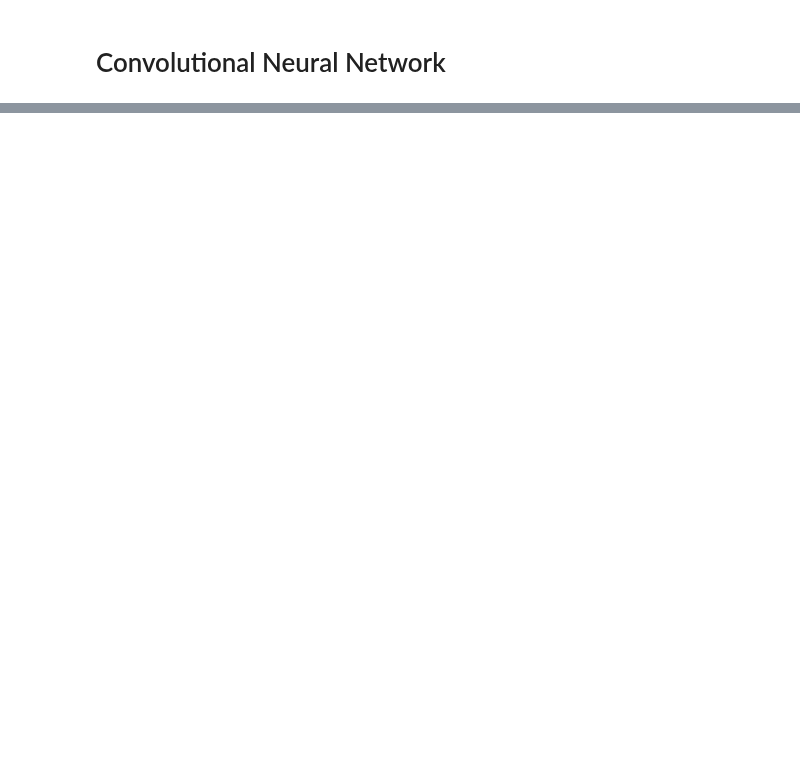
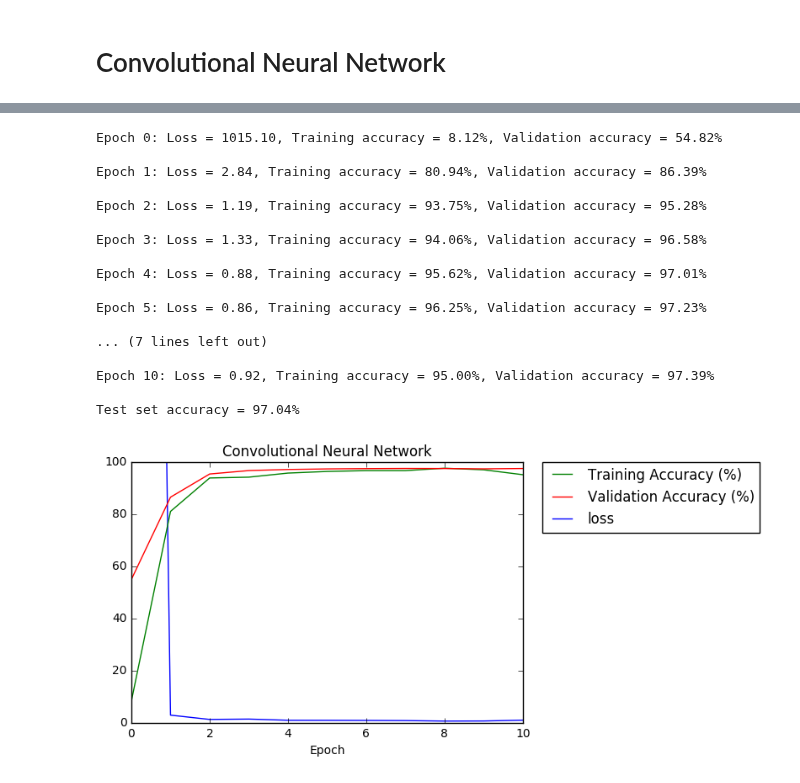
Before and after one commit to charlescc9/deep-learning-image-classification, a Jupyter notebook: svhn.ipynb, the cells around one changed output, grey strips where cells are left out. Drawn from its saved outputs; the diff is of its cells as text; code cells hidden in the pictures; blank space fills up the shorter version.

```diff
--- a/svhn.ipynb
+++ b/svhn.ipynb
@@ -1140,12 +1178,23 @@ with graph.as_default():
         return (output_1, output_2, output_3, output_4, output_5)
 
     # Output
-    (train_output_1, train_output_2, train_output_3, train_output_4, train_output_5) = model(train_X_tf,
-                                                                                             True)
-    (valid_output_1, valid_output_2, valid_output_3, valid_output_4, valid_output_5) = model(valid_X_tf,
-                                                                                             False)
-    (test_output_1, test_output_2, test_output_3, test_output_4, test_output_5) = model(test_X_tf,
-                                                                                        False)
+    (train_output_1,
+     train_output_2,
+     train_output_3,
+     train_output_4,
+     train_output_5) = model(train_X_tf, True)
+
+    (valid_output_1,
+     valid_output_2,
+     valid_output_3,
+     valid_output_4,
+     valid_output_5) = model(valid_X_tf, False)
+
+    (test_output_1,
+     test_output_2,
+     test_output_3,
+     test_output_4,
+     test_output_5) = model(test_X_tf, False)
 
     # L2 regularization on output layer
     regularization = reg_constant * (tf.nn.l2_loss(output_1_weights) +
@@ -1218,30 +1267,49 @@ with tf.Session(graph=graph) as session:
                                                                                        feed_dict)
 
             valid_accuracy = accuracy(valid_preds_total, valid_y)
             valid_accuracies.append(valid_accuracy)
 
             print('Epoch %d: Loss = %.2f, Training accuracy = %.2f%%, Validation accuracy = %.2f%%\n'
                   % (int(i / int(steps_num / epochs)), l, train_accuracy, valid_accuracy))
 
     test_preds_total = np.ndarray(test_y.shape)
     for j in xrange(int(np.floor(test_y.shape[0] / batch_size))):
         batch_start_test = batch_size * j
         batch_end_test = batch_start_test + batch_size
         batch_X_test = test_X[batch_start_test:batch_end_test,:,:,:]
         batch_y_test = test_y[batch_start_test:batch_end_test,:,:]
         feed_dict = {test_X_tf: batch_X_test, test_y_tf: batch_y_test}
         test_preds_total[batch_start_test:batch_end_test,:,:] = session.run(test_preds, feed_dict)
 
     print('Test set accuracy = %.2f%%' % accuracy(test_preds_total, test_y))
 
 # Plot training graph to access performance
 l, = plt.plot(losses)
 ta, = plt.plot(train_accuracies)
 va, = plt.plot(valid_accuracies)
 plt.xlabel('Epoch')
 plt.ylim(0, 100)
 plt.xlim(0, 10)
 plt.title('Convolutional Neural Network')
 plt.legend([ta, va, l], ['Training Accuracy (%)', 'Validation Accuracy (%)', 'loss'],
            bbox_to_anchor=(1.05, 1), loc=2, borderaxespad=0.)
 plt.show()
+# %% [output]
+Epoch 0: Loss = 1015.10, Training accuracy = 8.12%, Validation accuracy = 54.82%
+
+Epoch 1: Loss = 2.84, Training accuracy = 80.94%, Validation accuracy = 86.39%
+
+Epoch 2: Loss = 1.19, Training accuracy = 93.75%, Validation accuracy = 95.28%
+
+Epoch 3: Loss = 1.33, Training accuracy = 94.06%, Validation accuracy = 96.58%
+
+Epoch 4: Loss = 0.88, Training accuracy = 95.62%, Validation accuracy = 97.01%
+
+Epoch 5: Loss = 0.86, Training accuracy = 96.25%, Validation accuracy = 97.23%
+
+... (7 lines left out)
+
+Epoch 10: Loss = 0.92, Training accuracy = 95.00%, Validation accuracy = 97.39%
+
+Test set accuracy = 97.04%
+[figure, added]
```
Also changed, not shown: parts of 4 cells of this notebook.
